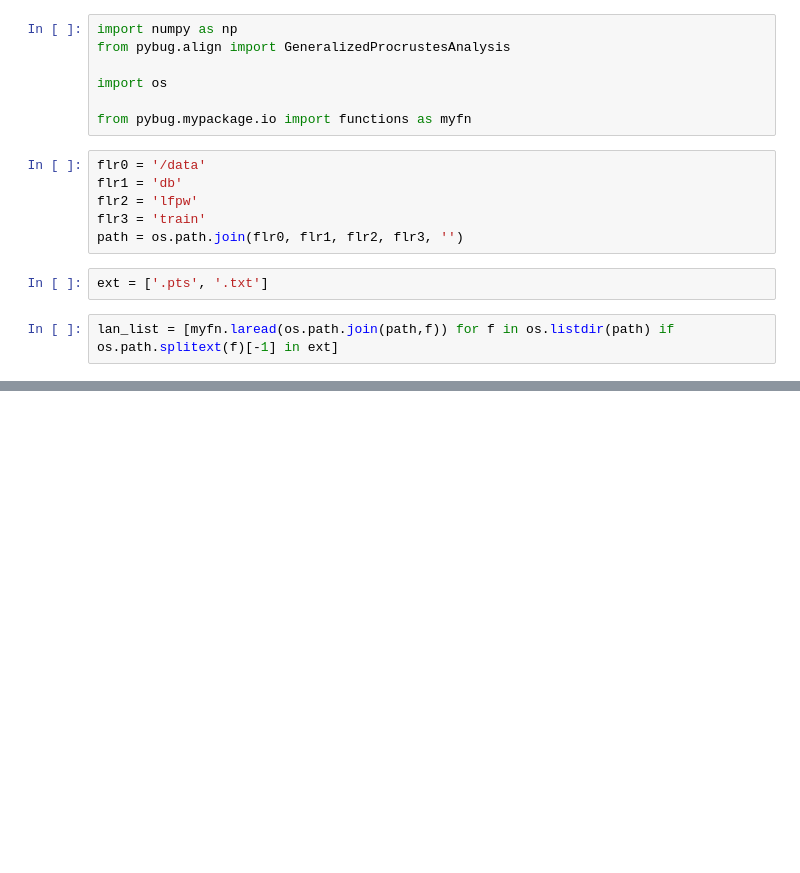
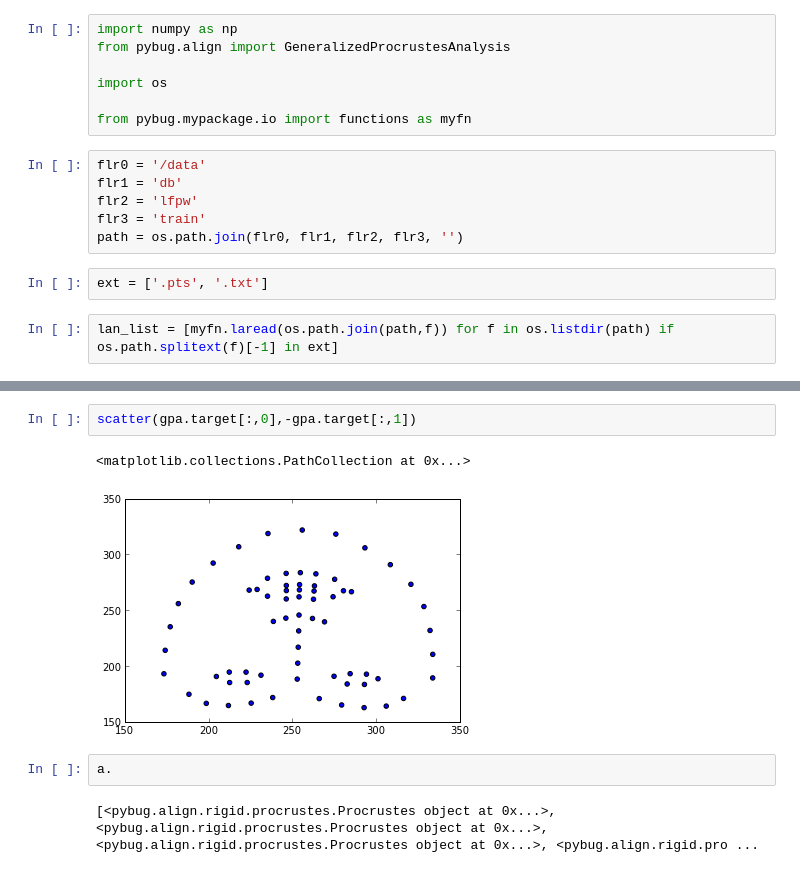
Before and after one commit to menpo/menpo, a Jupyter notebook: examples/myexamples/pybug.align.procrustes2.ipynb, the cells around one changed output, grey strips where cells are left out. Drawn from its saved outputs; the diff is of its cells as text; blank space fills up the shorter version.

```diff
--- a/examples/myexamples/pybug.align.procrustes2.ipynb
+++ b/examples/myexamples/pybug.align.procrustes2.ipynb
@@ -55,0 +35,9 @@ array([[ 254.08917344,  233.6783609 ],
+# %%
+scatter(gpa.target[:,0],-gpa.target[:,1])
+# %% [output]
+<matplotlib.collections.PathCollection at 0x...>
+[figure, added]
+# %%
+a.
+# %% [output]
+[<pybug.align.rigid.procrustes.Procrustes object at 0x...>, <pybug.align.rigid.procrustes.Procrustes object at 0x...>, <pybug.align.rigid.procrustes.Procrustes object at 0x...>, <pybug.align.rigid.pro ...
```
Also changed, not shown: parts of 4 cells of this notebook.
